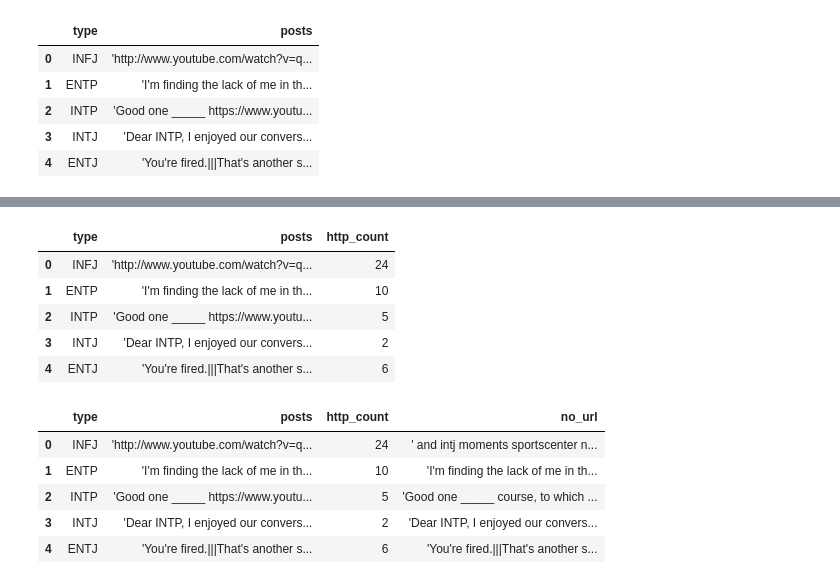
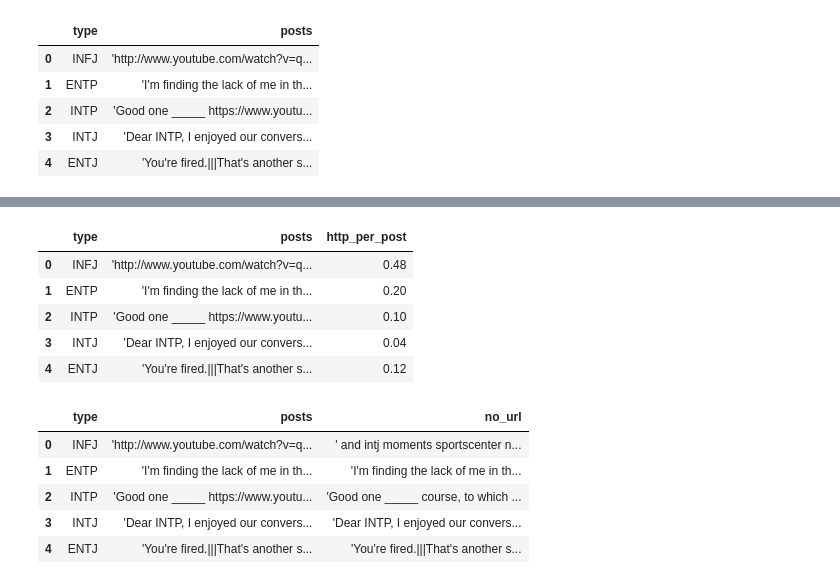
Before and after one commit to shaunwang1350/MyersBriggsMLProject, a Jupyter notebook: Notebooks/DataPreprocessing/data_cleaning.ipynb, the cells around one changed output, grey strips where cells are left out. Drawn from its saved outputs; the diff is of its cells as text; code cells hidden in the pictures.

```diff
--- a/Notebooks/DataPreprocessing/data_cleaning.ipynb
+++ b/Notebooks/DataPreprocessing/data_cleaning.ipynb
@@ -3,0 +9,13 @@ import numpy as np
+# %%
+# connect to postgres database
+# Format:
+# connection_string = f'postgres://{user_name}:{db_password}@localhost:{port_number}/{db_name}'
+
+host = 'myersbriggsmlproject.ccmw3j2tpjax.us-east-2.rds.amazonaws.com'
+connection_string = f'postgres://myberbriggs:{db_password}@{host}:5432/postgres'
+
+engine = create_engine(connection_string)
+# %%
+# Read in the table to pandas dataframe
+raw_df = pd.read_sql_table('myersbriggs', con=engine, index_col=0)
+raw_df.head()
@@ -3,0 +29,4 @@ import numpy as np
+# %%
+# adjust column names
+raw_df.columns = ['type','posts']
+raw_df.head()
@@ -4,7 +40,7 @@ import numpy as np
 # %%
 # import the cleaned df
-raw_df = pd.read_csv('../../Resources/data/mbti.csv')
-raw_df.head()
+# raw_df = pd.read_csv('../../Resources/data/mbti.csv')
+# raw_df.head()
 # %% [output]
 |  | type | posts |
 | 0 | INFJ | 'http://www.youtube.com/watch?v=q... |
@@ -15,23 +135,24 @@ raw_df.head()
 # %%
 # count the http
-raw_df['http_count']=raw_df['posts'].apply(lambda x: x.count('http'))
-raw_df.head()
+eda_df = raw_df.copy()
+eda_df['http_per_post']=raw_df['posts'].apply(lambda x: x.count('http')/50)
+eda_df.head()
 # %% [output]
-|  | type | posts | http_count |
-| 0 | INFJ | 'http://www.youtube.com/watch?v=q... | 24 |
-| 1 | ENTP | 'I'm finding the lack of me in th... | 10 |
-| 2 | INTP | 'Good one _____ https://www.youtu... | 5 |
-| 3 | INTJ | 'Dear INTP, I enjoyed our convers... | 2 |
-| 4 | ENTJ | 'You're fired.|||That's another s... | 6 |
+|  | type | posts | http_per_post |
+| 0 | INFJ | 'http://www.youtube.com/watch?v=q... | 0.48 |
+| 1 | ENTP | 'I'm finding the lack of me in th... | 0.20 |
+| 2 | INTP | 'Good one _____ https://www.youtu... | 0.10 |
+| 3 | INTJ | 'Dear INTP, I enjoyed our convers... | 0.04 |
+| 4 | ENTJ | 'You're fired.|||That's another s... | 0.12 |
 # %%
 # create a column without http sting
 p = "(http.*?\s)"
 raw_df['no_url']=raw_df['posts'].replace(p," ",regex=True)
 raw_df.head()
 # %% [output]
-|  | type | posts | http_count | no_url |
-| 0 | INFJ | 'http://www.youtube.com/watch?v=q... | 24 | ' and intj moments sportscenter n... |
-| 1 | ENTP | 'I'm finding the lack of me in th... | 10 | 'I'm finding the lack of me in th... |
-| 2 | INTP | 'Good one _____ https://www.youtu... | 5 | 'Good one _____ course, to which ... |
-| 3 | INTJ | 'Dear INTP, I enjoyed our convers... | 2 | 'Dear INTP, I enjoyed our convers... |
-| 4 | ENTJ | 'You're fired.|||That's another s... | 6 | 'You're fired.|||That's another s... |
+|  | type | posts | no_url |
+| 0 | INFJ | 'http://www.youtube.com/watch?v=q... | ' and intj moments sportscenter n... |
+| 1 | ENTP | 'I'm finding the lack of me in th... | 'I'm finding the lack of me in th... |
+| 2 | INTP | 'Good one _____ https://www.youtu... | 'Good one _____ course, to which ... |
+| 3 | INTJ | 'Dear INTP, I enjoyed our convers... | 'Dear INTP, I enjoyed our convers... |
+| 4 | ENTJ | 'You're fired.|||That's another s... | 'You're fired.|||That's another s... |
```
Also changed, not shown: parts of 21 cells of this notebook, 1 other file.
